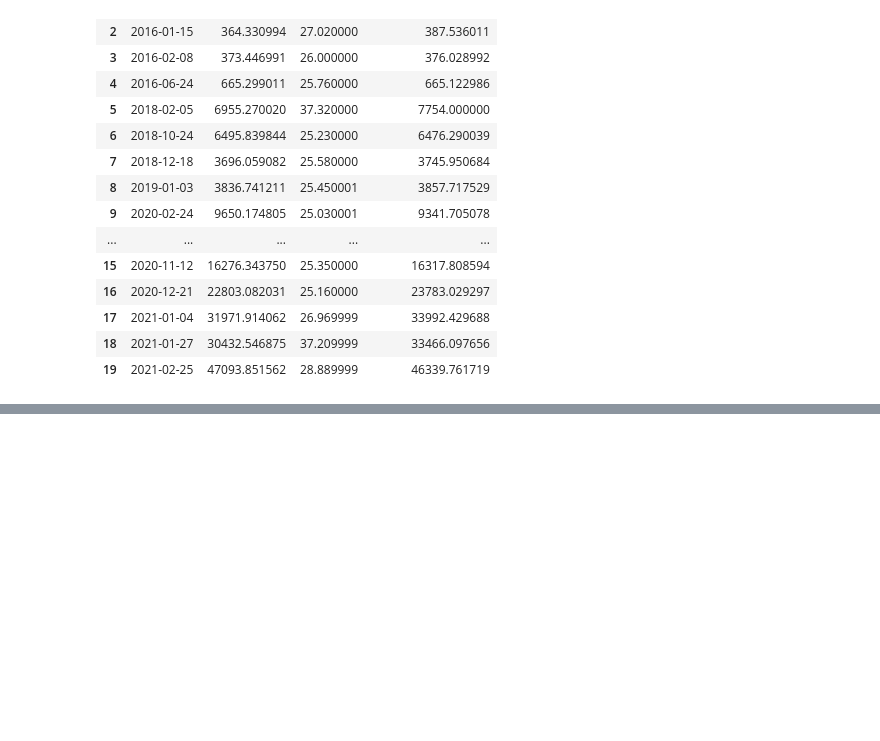
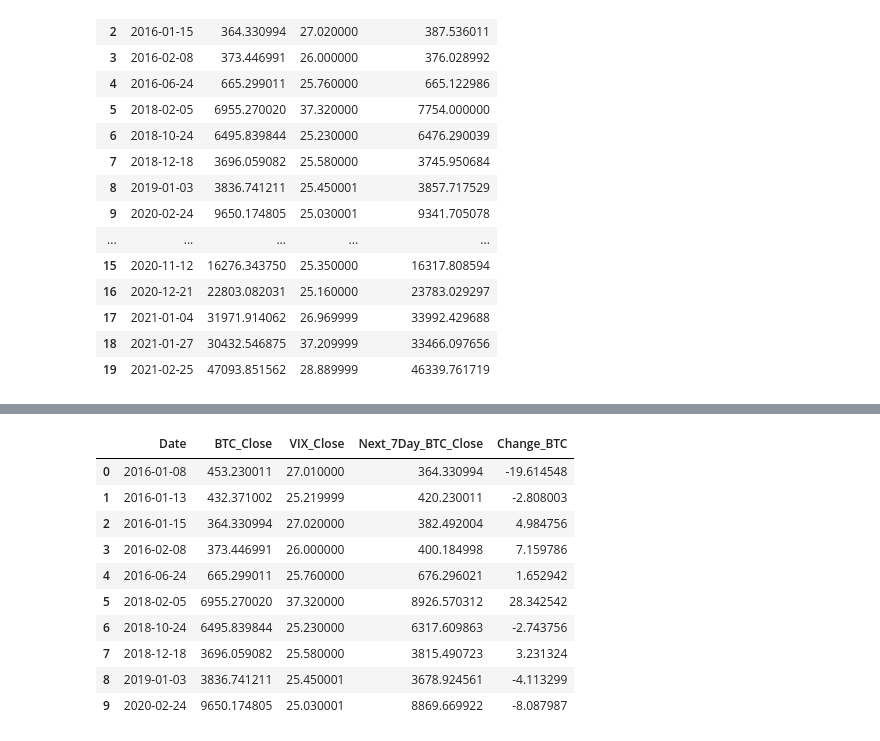
Before and after one commit to HerbDavis20/HerbDavis20.github.io, a Jupyter notebook: project_files/yahoofiance.ipynb, the cells around one changed output, grey strips where cells are left out. Saved outputs shown, nothing was run; the diff lists cells and outputs as text; code cells hidden in the pictures; blank space fills up the shorter version.

```diff
--- a/project_files/yahoofiance.ipynb
+++ b/project_files/yahoofiance.ipynb
@@ -339,0 +421,19 @@ btc_close.head(20)
+# %%
+#calculates the percentage change and creates a new column for the percentage change.
+merged_7day['Change_BTC'] = (
+    (merged_7day['Next_7Day_BTC_Close'] - merged_7day['BTC_Close']) / merged_7day['BTC_Close']
+) * 100
+
+merged_7day.head(10)
+# %% [output]
+|  | Date | BTC_Close | VIX_Close | Next_7Day_BTC_Close | Change_BTC |
+| 0 | 2016-01-08 | 453.230011 | 27.010000 | 364.330994 | -19.614548 |
+| 1 | 2016-01-13 | 432.371002 | 25.219999 | 420.230011 | -2.808003 |
+| 2 | 2016-01-15 | 364.330994 | 27.020000 | 382.492004 | 4.984756 |
+| 3 | 2016-02-08 | 373.446991 | 26.000000 | 400.184998 | 7.159786 |
+| 4 | 2016-06-24 | 665.299011 | 25.760000 | 676.296021 | 1.652942 |
+| 5 | 2018-02-05 | 6955.270020 | 37.320000 | 8926.570312 | 28.342542 |
+| 6 | 2018-10-24 | 6495.839844 | 25.230000 | 6317.609863 | -2.743756 |
+| 7 | 2018-12-18 | 3696.059082 | 25.580000 | 3815.490723 | 3.231324 |
+| 8 | 2019-01-03 | 3836.741211 | 25.450001 | 3678.924561 | -4.113299 |
+| 9 | 2020-02-24 | 9650.174805 | 25.030001 | 8869.669922 | -8.087987 |
```
Also changed, not shown: parts of 15 cells of this notebook, 3 other files.
